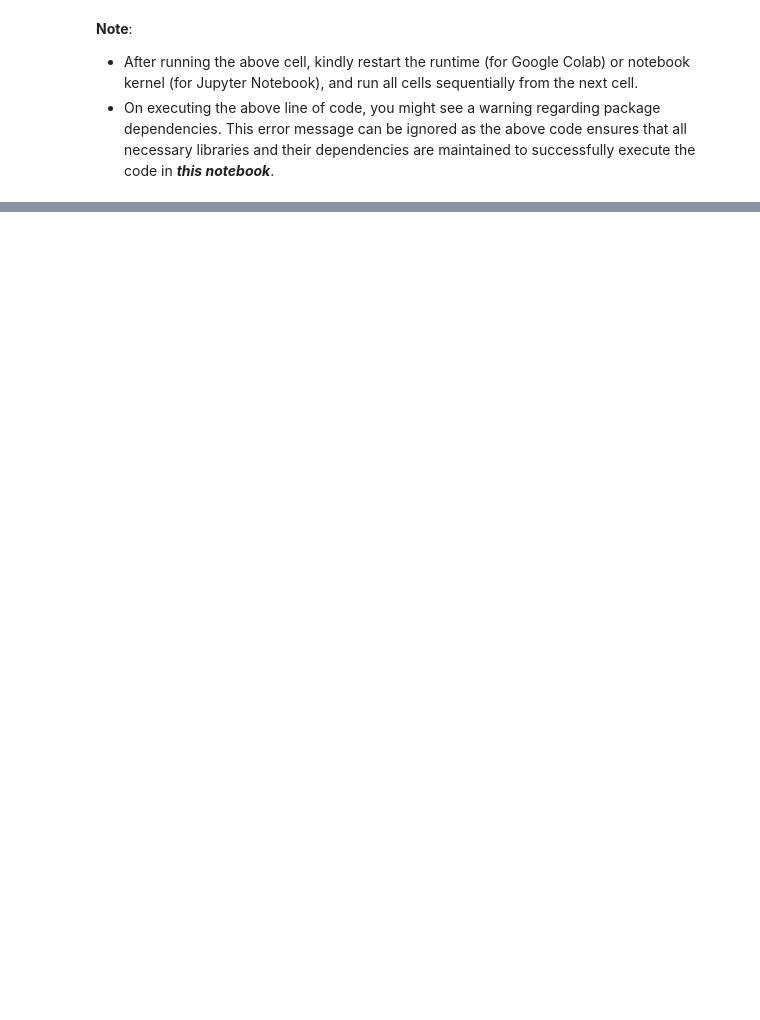
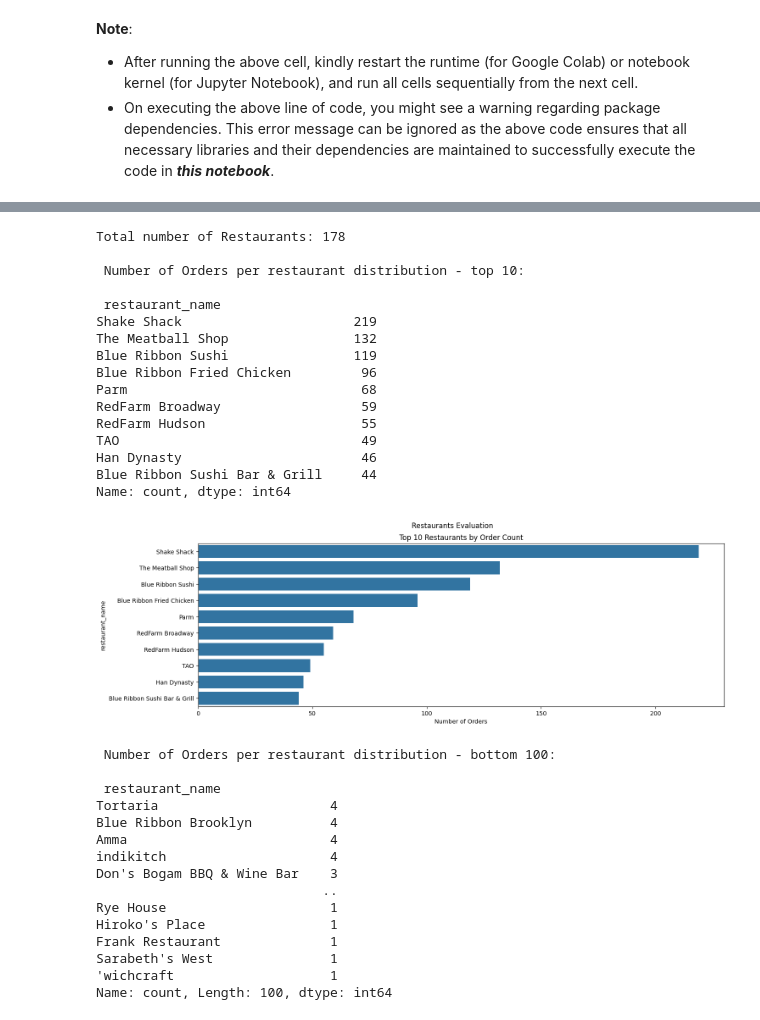
Before and after one commit to vidishashah/foodhub-order-analysis, a Jupyter notebook: FoodHub_Notebook.ipynb, the cells around one changed output, grey strips where cells are left out. Saved outputs shown, nothing was run; the diff lists cells and outputs as text; code cells hidden in the pictures; blank space fills up the shorter version.

```diff
--- a/FoodHub_Notebook.ipynb
+++ b/FoodHub_Notebook.ipynb
@@ -900,0 +138,25 @@ Assistant: Apologies, I’m currently only able to help with information about y
+# %%
+# Write your code here
+
+# checking for any missing values in all the columns
+data.isnull().sum()
+# There are missing values in the dataset
+
+# Hovever the 'rating' column is stored as an object type because it includes the string 'Not given'.
+# Since ratings can only be between 1 to 5, 'Not given' should be treated as a missing value (NaN).
+# However, around 40% of ratings are missing, which is quite significant.
+# Imputing such a large portion of data may introduce bias, especially since ratings are subjective.
+# Therefore, we will keep 'Not given' as NaN to accurately represent unrated orders.
+# After replacement, the column will be converted to a numeric type.
+
+data['rating'] = data['rating'].replace('Not given', np.nan)
+# data['rating'] = data['rating'].replace(['Not given'], np.nan)
+
+# we can confirm that we have replaces the value
+data['rating'].unique()
+
+# converting the rating field to float
+data['rating'] = data['rating'].astype(float)
+
+# Checking the propertion of missing values
+data['rating'].value_counts(normalize=True, dropna=False)
@@ -900,0 +397,52 @@ Assistant: Apologies, I’m currently only able to help with information about y
+# %%
+# --------------------------------------------
+# Restaurant Name evalutation
+# --------------------------------------------
+
+print(f"Total number of Restaurants: {data['restaurant_name'].nunique()}")
+
+top_restaurants = data['restaurant_name'].value_counts().head(10)
+print("\n Number of Orders per restaurant distribution - top 10: \n \n", top_restaurants)
+
+plt.figure(figsize=(16,5))
+sns.barplot(x=top_restaurants.values, y=top_restaurants.index)
+plt.title('Top 10 Restaurants by Order Count')
+plt.xlabel('Number of Orders')
+plt.suptitle('Restaurants Evaluation')
+plt.show()
+
+bottom_restaurants = data['restaurant_name'].value_counts().tail(100)
+print("\n Number of Orders per restaurant distribution - bottom 100: \n \n", bottom_restaurants)
+# %% [output]
+Total number of Restaurants: 178
+
+ Number of Orders per restaurant distribution - top 10:
+
+ restaurant_name
+Shake Shack                      219
+The Meatball Shop                132
+Blue Ribbon Sushi                119
+Blue Ribbon Fried Chicken         96
+Parm                              68
+RedFarm Broadway                  59
+RedFarm Hudson                    55
+TAO                               49
+Han Dynasty                       46
+Blue Ribbon Sushi Bar & Grill     44
+Name: count, dtype: int64
+[figure, added]
+ Number of Orders per restaurant distribution - bottom 100:
+
+ restaurant_name
+Tortaria                      4
+Blue Ribbon Brooklyn          4
+Amma                          4
+indikitch                     4
+Don's Bogam BBQ & Wine Bar    3
+                             ..
+Rye House                     1
+Hiroko's Place                1
+Frank Restaurant              1
+Sarabeth's West               1
+'wichcraft                    1
+Name: count, Length: 100, dtype: int64
```
Also changed, not shown: parts of 155 cells of this notebook, 1 other file.
